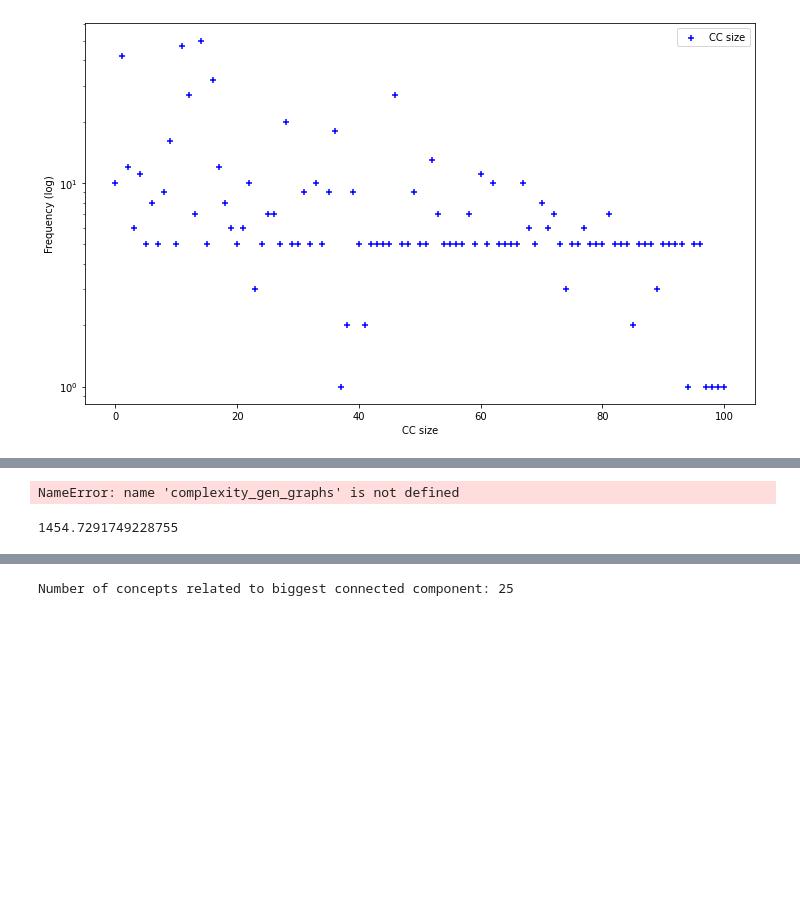
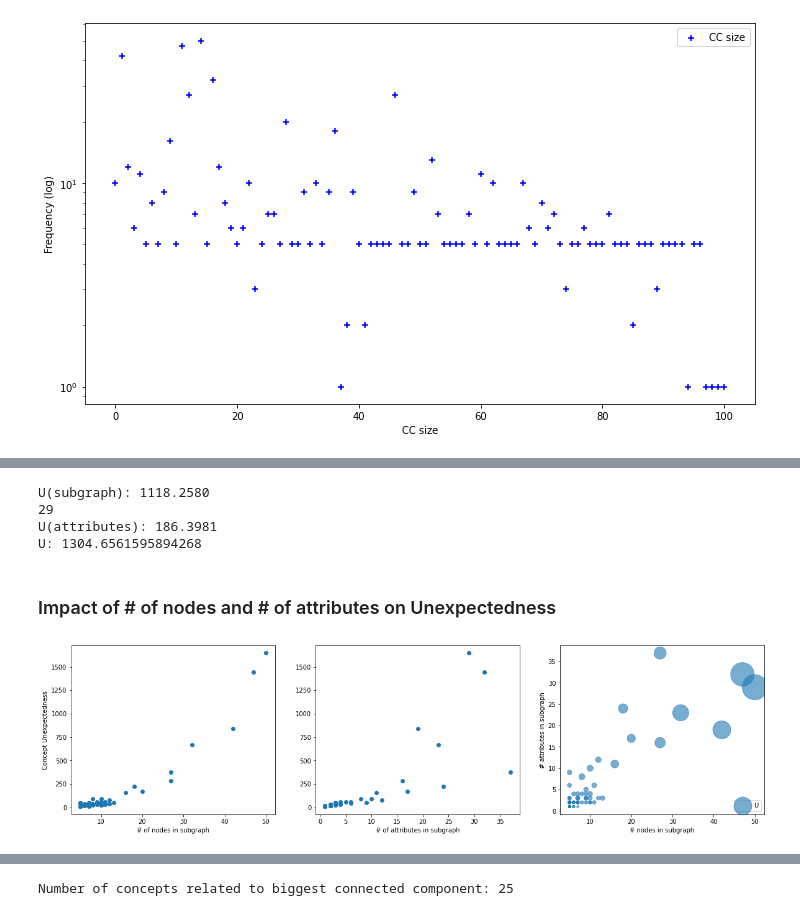
Before and after one commit to Co-MEG/CoMEG, a Jupyter notebook: notebooks/2_unexpected_concepts_wikivitals.ipynb, the cells around one changed output, grey strips where cells are left out. Drawn from its saved outputs; the diff is of its cells as text; code cells hidden in the pictures; blank space fills up the shorter version.

```diff
--- a/notebooks/2_unexpected_concepts_wikivitals.ipynb
+++ b/notebooks/2_unexpected_concepts_wikivitals.ipynb
@@ -460,11 +463,78 @@ g_cc = g[mask_cc, :][:, mask_cc]
 SVG(svg_graph(g_cc, names=names[mask][mask_cc], edge_width_min=0.5, edge_width_max=0.5, width=600, height=600, labels=labels[mask][mask_cc]))
 # %% [output]
 [drawing not drawn]
-# %%
-np.mean(complexity_gen_graphs.get(g_cc.shape[0]))
-# %% [output]
-NameError: name 'complexity_gen_graphs' is not defined
 # %%
-mdl_graph(g_cc)
+mask_cc = labels_cc_summarized == 14
+g = summarized_adjacency[mask, :][:, mask]
+g_cc = g[mask_cc, :][:, mask_cc]
+
+# Unexpectedness of biggest component subgraph
+u_g_cc = np.mean(complexity_gen_graphs.get(g_cc.shape[0])) - mdl_graph(g_cc)
+print(f'U(subgraph): {u_g_cc:.4f}')
+
+# Unexpectedness of biggest component subgraph attributes
+g_cc_biadjacency = summarized_biadjacency[mask[mask_cc], :]
+g_cc_attributes = np.flatnonzero(get_degrees(g_cc_biadjacency, transpose=True))
+nb_attributes = len(g_cc_attributes)
+print(nb_attributes)
+
+complexity_gen_a = np.log2(special.comb(biadjacency.shape[1], nb_attributes))
+complexity_desc_a = 0
+for a in g_cc_attributes:
+    complexity_desc_a += np.log2(sorted_degs[a])
+u_g_cc_a = complexity_gen_a - complexity_desc_a
+print(f'U(attributes): {u_g_cc_a:.4f}')
+print(f'U: {u_g_cc + u_g_cc_a}')
 # %% [output]
-1454.7291749228755
+U(subgraph): 1118.2580
+29
+U(attributes): 186.3981
+U: 1304.6561595894268
+# %% [markdown]
+### Impact of # of nodes and # of attributes on Unexpectedness
+# %%
+sizes_g = []
+sizes_a_g = []
+us_g = []
+
+for idx in range(101):
+    mask_cc = labels_cc_summarized == idx
+    g = summarized_adjacency[mask, :][:, mask]
+    g_cc = g[mask_cc, :][:, mask_cc].astype(bool)
+
+    if g_cc.shape[0] > 3:
+
+        # Unexpectedness of biggest component subgraph
+        u_g_cc = np.mean(complexity_gen_graphs.get(g_cc.shape[0])) - mdl_graph(g_cc)
+        if u_g_cc == np.inf:
+            print(g_cc.shape, idx)
+
+        # Unexpectedness of biggest component subgraph attributes
+        g_cc_biadjacency = summarized_biadjacency[mask[mask_cc], :]
+        g_cc_attributes = np.flatnonzero(get_degrees(g_cc_biadjacency, transpose=True))
+        nb_attributes = len(g_cc_attributes)
+
+        complexity_gen_a = np.log2(special.comb(biadjacency.shape[1], nb_attributes))
+        complexity_desc_a = 0
+        for a in g_cc_attributes:
+            complexity_desc_a += np.log2(sorted_degs[a])
+        u_g_cc_a = complexity_gen_a - complexity_desc_a
+
+        sizes_g.append(g_cc.shape[0])
+        sizes_a_g.append(nb_attributes)
+        us_g.append(u_g_cc + u_g_cc_a)
+# %%
+fig, ax = plt.subplots(1, 3, figsize=(20, 5))
+ax[0].scatter(sizes_g, us_g)
+ax[0].set_xlabel('# of nodes in subgraph')
+ax[0].set_ylabel('Concept Unexpectedness')
+
+ax[1].scatter(sizes_a_g, us_g)
+ax[1].set_xlabel('# of attributes in subgraph')
+
+ax[2].scatter(sizes_g, sizes_a_g, s=us_g, alpha=0.6, label='U')
+ax[2].set_xlabel('# nodes in subgraph')
+ax[2].set_ylabel('# attributes in subgraph')
+plt.legend(loc='lower right');
+# %% [output]
+[figure, added]
```
Also changed, not shown: parts of 5 cells of this notebook.
